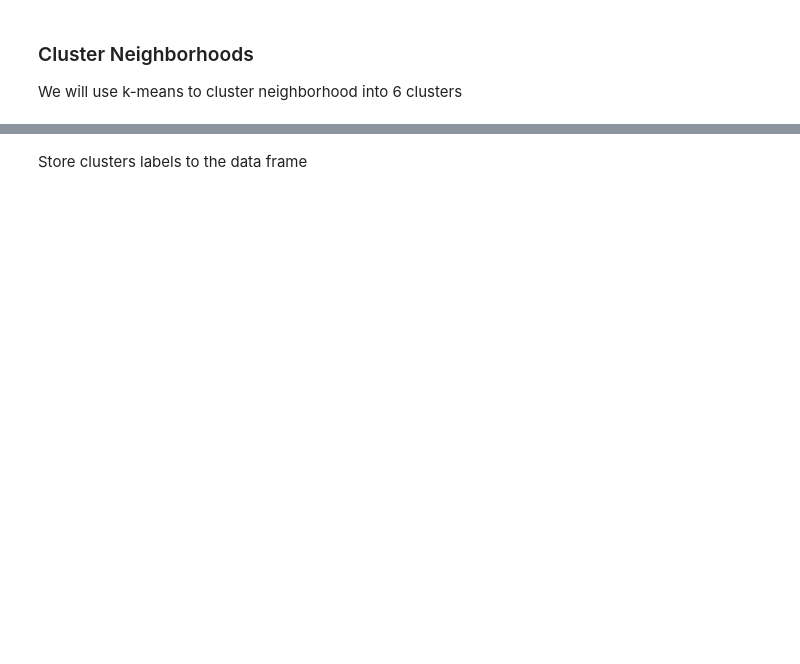
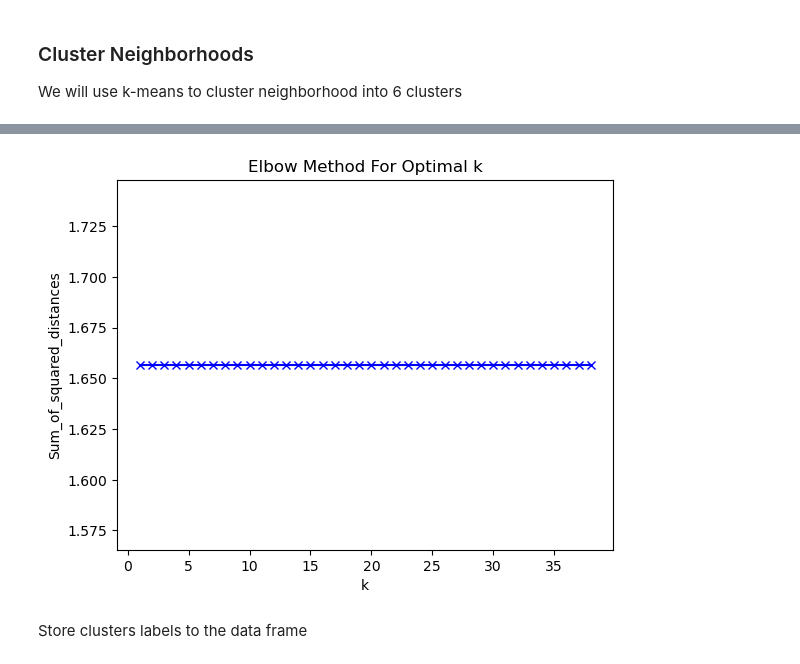
Before and after one commit to LamaNIkesh/Coursera_Capstone, a Jupyter notebook: SCN_Toronto.ipynb, the cells around one changed output, grey strips where cells are left out. Saved outputs shown, nothing was run; the diff lists cells and outputs as text; code cells hidden in the pictures; blank space fills up the shorter version.

```diff
--- a/SCN_Toronto.ipynb
+++ b/SCN_Toronto.ipynb
@@ -527,3 +528,20 @@ array([1, 1, 1, 1, 0, 1, 1, 1, 1, 1], dtype=int32)
+# %%
+toronto_grouped_clustering = toronto_grouped.drop('Neighborhood',1)
+import matplotlib.pyplot as plt
+elbow = []
+#run k-means clustering
+for k in range(1,len(toronto_grouped_clustering)):
+    kmeans = KMeans(n_clusters=k_clusters, random_state = 0).fit(toronto_grouped_clustering)
+    elbow.append(kmeans.inertia_)
+
+K = range(1,len(toronto_grouped_clustering))
+plt.plot(K,  elbow,'bx-')
+plt.xlabel('k')
+plt.ylabel('Sum_of_squared_distances')
+plt.title('Elbow Method For Optimal k')
+plt.show()
+# %% [output]
+[figure, added]
 # %% [markdown]
 Store clusters labels to the data frame
 # %%
```
Also changed, not shown: parts of 10 cells of this notebook, 3 other files.
